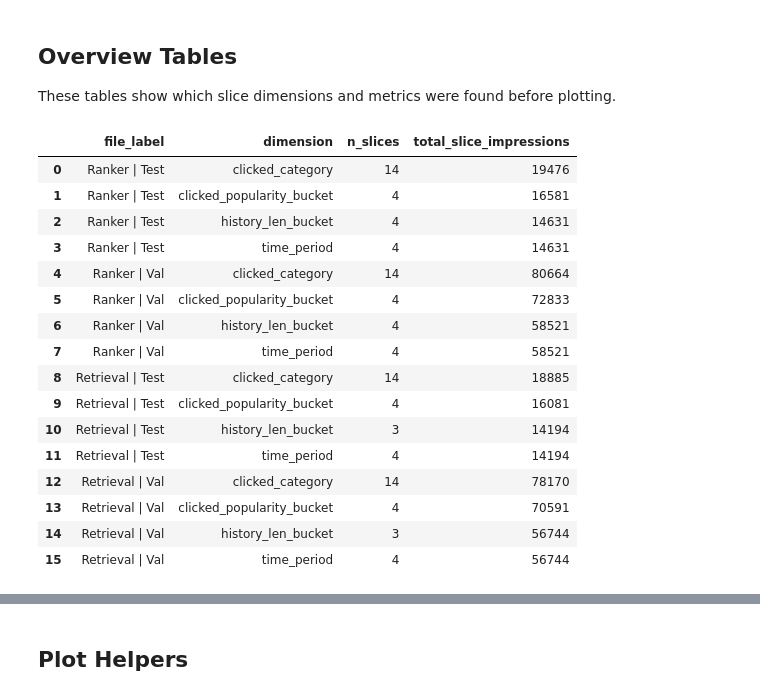
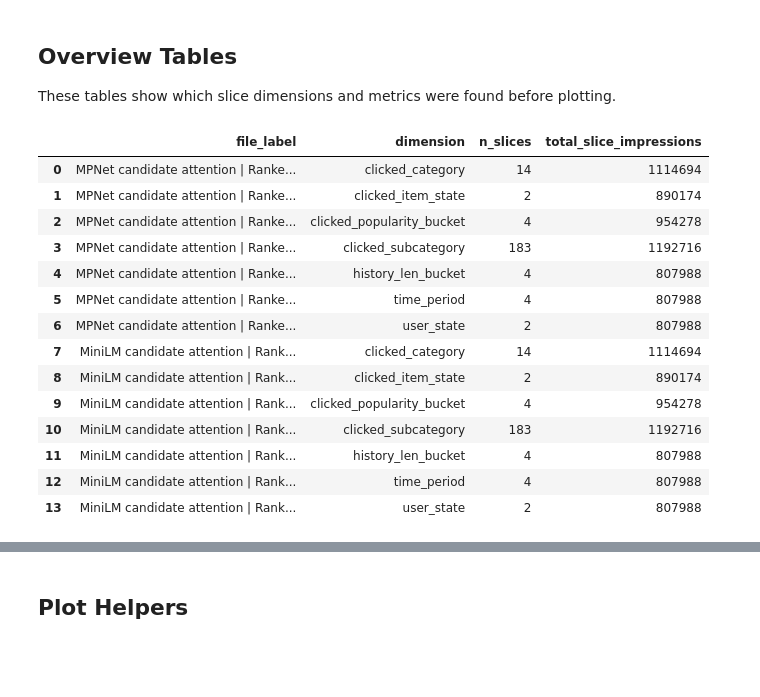
Before and after one commit to kanru-wang/MIND_Multistage_Recommender_with_Knowledge_Graph, a Jupyter notebook: notebooks/eval_slice_visualisation.ipynb, the cells around one changed output, grey strips where cells are left out. Saved outputs shown, nothing was run; the diff lists cells and outputs as text; code cells hidden in the pictures; blank space fills up the shorter version.

```diff
--- a/notebooks/eval_slice_visualisation.ipynb
+++ b/notebooks/eval_slice_visualisation.ipynb
@@ -45,17 +48,35 @@ if not (ROOT / "runs").exists() and (ROOT.parent / "runs").exists():
 RUNS_ROOT = ROOT / "runs"
 EVAL_GLOBS = ["*/eval/*.json", "*/retrieval/eval_*.json"]
 
+RUN_LABELS = {
+    "mind_large_temporal_text_adapt_candidate_attention_v1": "MiniLM candidate attention",
+    "mind_large_temporal_mpnet_candidate_attention_v1": "MPNet candidate attention",
+}
+SELECTED_RUNS: list[str] | None = list(RUN_LABELS)
+INCLUDE_STAGES: set[str] | None = {"ranker_eval"}
+INCLUDE_SPLITS: set[str] | None = {"val"}
+
 SLICE_PREFIXES = {
     "clicked_category": "impressions_with_clicked_category__",
+    "clicked_subcategory": "impressions_with_clicked_subcategory__",
     "clicked_popularity_bucket": "impressions_with_clicked_popularity_bucket__",
     "history_len_bucket": "history_len_bucket__",
     "time_period": "time_period__",
 }
 
-# Add "recall@10", "auc", or "mrr" here if you want a deeper ranker diagnostic pass.
-METRICS_TO_PLOT = ["ndcg@10", "recall_at_k"]
+EXACT_SLICES = {
+    "cold_user": ("user_state", "cold"),
+    "warm_user": ("user_state", "warm"),
+    "impressions_with_clicked_new_item": ("clicked_item_state", "new"),
+    "impressions_with_clicked_warm_item": ("clicked_item_state", "warm"),
+}
+SLICE_DIMENSIONS = [*SLICE_PREFIXES, "user_state", "clicked_item_state"]
+
+# Add "recall@10", "mrr", or "recall_at_k" for a deeper diagnostic pass.
+METRICS_TO_PLOT = ["auc", "ndcg@10"]
 TOP_N_CATEGORIES = 12
-MIN_IMPRESSIONS_FOR_METRIC_PLOTS = 25
+TOP_N_SUBCATEGORIES = 15
+MIN_IMPRESSIONS_FOR_METRIC_PLOTS = 1_000
 
 RUNS_ROOT
 # %% [output]
@@ -81,11 +102,14 @@ def infer_eval_metadata(path: Path, payload: dict) -> dict:
         split = match.group(1) if match else path.stem
     stage_label = {"retrieval": "Retrieval", "ranker_eval": "Ranker", "eval": "Eval"}.get(stage, stage.replace("_", " ").title())
     split_label = str(split).replace("_", " ").title()
-    label = f"{stage_label} | {split_label}"
-    return {"path": str(rel), "run": run_name, "stage": stage, "split": split, "file_label": label, "eval_k": payload.get("k")}
+    run_label = RUN_LABELS.get(run_name, run_name)
+    label = f"{run_label} | {stage_label} | {split_label}"
+    return {"path": str(rel), "run": run_name, "run_label": run_label, "stage": stage, "split": split, "file_label": label, "eval_k": payload.get("k")}
 
 
 def parse_slice_key(key: str) -> tuple[str | None, str | None]:
+    if key in EXACT_SLICES:
+        return EXACT_SLICES[key]
     for dimension, prefix in SLICE_PREFIXES.items():
         if key.startswith(prefix):
             return dimension, key[len(prefix):]
@@ -96,6 +120,9 @@ def discover_eval_jsons() -> list[Path]:
     paths = []
     for pattern in EVAL_GLOBS:
         paths.extend(RUNS_ROOT.glob(pattern))
+    if SELECTED_RUNS is not None:
+        selected = set(SELECTED_RUNS)
+        paths = [path for path in paths if path.relative_to(RUNS_ROOT).parts[0] in selected]
     return sorted(set(paths))
 
 
@@ -106,6 +133,10 @@ def build_slice_frame(paths: list[Path]) -> tuple[pd.DataFrame, pd.DataFrame]:
     for path in paths:
         payload = read_json(path)
         meta = infer_eval_metadata(path, payload)
+        if INCLUDE_STAGES is not None and meta["stage"] not in INCLUDE_STAGES:
+            continue
+        if INCLUDE_SPLITS is not None and meta["split"] not in INCLUDE_SPLITS:
+            continue
         slices = payload.get("slices", {})
         has_supported_slices = isinstance(slices, dict) and any(parse_slice_key(k)[0] for k in slices)
         file_records.append({**meta, "has_supported_slices": has_supported_slices, "n_slices": len(slices) if isinstance(slices, dict) else 0})
@@ -145,6 +176,9 @@ def build_slice_frame(paths: list[Path]) -> tuple[pd.DataFrame, pd.DataFrame]:
             df["time_min"] = pd.to_datetime(df["time_min"], errors="coerce")
             df["time_max"] = pd.to_datetime(df["time_max"], errors="coerce")
             df["time_mid"] = df["time_min"] + (df["time_max"] - df["time_min"]) / 2
+    if not files.empty and files["file_label"].duplicated().any():
+        duplicates = files.loc[files["file_label"].duplicated(keep=False), "file_label"].tolist()
+        raise ValueError(f"Evaluation labels must be unique; duplicate labels: {duplicates}")
     return df, files
 
 
@@ -172,43 +202,41 @@ These tables show which slice dimensions and metrics were found before plotting.
 # %%
 if slice_df.empty:
     raise ValueError(f"No supported slice metrics found under {RUNS_ROOT}")
 
 metric_cols = [
     c for c in slice_df.columns
-    if c not in {"path", "run", "stage", "split", "file_label", "eval_k", "slice_key", "dimension", "value", "n_impressions", "overall_n_impressions", "support_share", "time_min", "time_max", "time_mid"}
+    if c not in {"path", "run", "run_label", "stage", "split", "file_label", "eval_k", "slice_key", "dimension", "value", "n_impressions", "overall_n_impressions", "support_share", "time_min", "time_max", "time_mid"}
     and pd.api.types.is_numeric_dtype(slice_df[c])
 ]
 
 coverage = (
     slice_df.groupby(["file_label", "dimension"])
     .agg(n_slices=("slice_key", "nunique"), total_slice_impressions=("n_impressions", "sum"))
     .reset_index()
     .sort_values(["file_label", "dimension"])
 )
 
 metric_availability = (
     slice_df.groupby("file_label")[metric_cols]
     .apply(lambda g: g.notna().sum())
     .reset_index()
 )
 
 display(coverage)
 display(metric_availability)
 # %% [output]
 |  | file_label | dimension | n_slices | total_slice_impressions |
-| 0 | Ranker | Test | clicked_category | 14 | 19476 |
-| 1 | Ranker | Test | clicked_popularity_bucket | 4 | 16581 |
-| 2 | Ranker | Test | history_len_bucket | 4 | 14631 |
-| 3 | Ranker | Test | time_period | 4 | 14631 |
-| 4 | Ranker | Val | clicked_category | 14 | 80664 |
-| 5 | Ranker | Val | clicked_popularity_bucket | 4 | 72833 |
-| 6 | Ranker | Val | history_len_bucket | 4 | 58521 |
-| 7 | Ranker | Val | time_period | 4 | 58521 |
-| 8 | Retrieval | Test | clicked_category | 14 | 18885 |
-| 9 | Retrieval | Test | clicked_popularity_bucket | 4 | 16081 |
-| 10 | Retrieval | Test | history_len_bucket | 3 | 14194 |
-| 11 | Retrieval | Test | time_period | 4 | 14194 |
-| 12 | Retrieval | Val | clicked_category | 14 | 78170 |
-| 13 | Retrieval | Val | clicked_popularity_bucket | 4 | 70591 |
-| 14 | Retrieval | Val | history_len_bucket | 3 | 56744 |
-| 15 | Retrieval | Val | time_period | 4 | 56744 |
+| 0 | MPNet candidate attention | Ranke... | clicked_category | 14 | 1114694 |
+| 1 | MPNet candidate attention | Ranke... | clicked_item_state | 2 | 890174 |
+| 2 | MPNet candidate attention | Ranke... | clicked_popularity_bucket | 4 | 954278 |
+| 3 | MPNet candidate attention | Ranke... | clicked_subcategory | 183 | 1192716 |
+| 4 | MPNet candidate attention | Ranke... | history_len_bucket | 4 | 807988 |
+| 5 | MPNet candidate attention | Ranke... | time_period | 4 | 807988 |
+| 6 | MPNet candidate attention | Ranke... | user_state | 2 | 807988 |
+| 7 | MiniLM candidate attention | Rank... | clicked_category | 14 | 1114694 |
+| 8 | MiniLM candidate attention | Rank... | clicked_item_state | 2 | 890174 |
+| 9 | MiniLM candidate attention | Rank... | clicked_popularity_bucket | 4 | 954278 |
+| 10 | MiniLM candidate attention | Rank... | clicked_subcategory | 183 | 1192716 |
+| 11 | MiniLM candidate attention | Rank... | history_len_bucket | 4 | 807988 |
+| 12 | MiniLM candidate attention | Rank... | time_period | 4 | 807988 |
+| 13 | MiniLM candidate attention | Rank... | user_state | 2 | 807988 |
```
Also changed, not shown: parts of 11 cells of this notebook, 18 other files.
